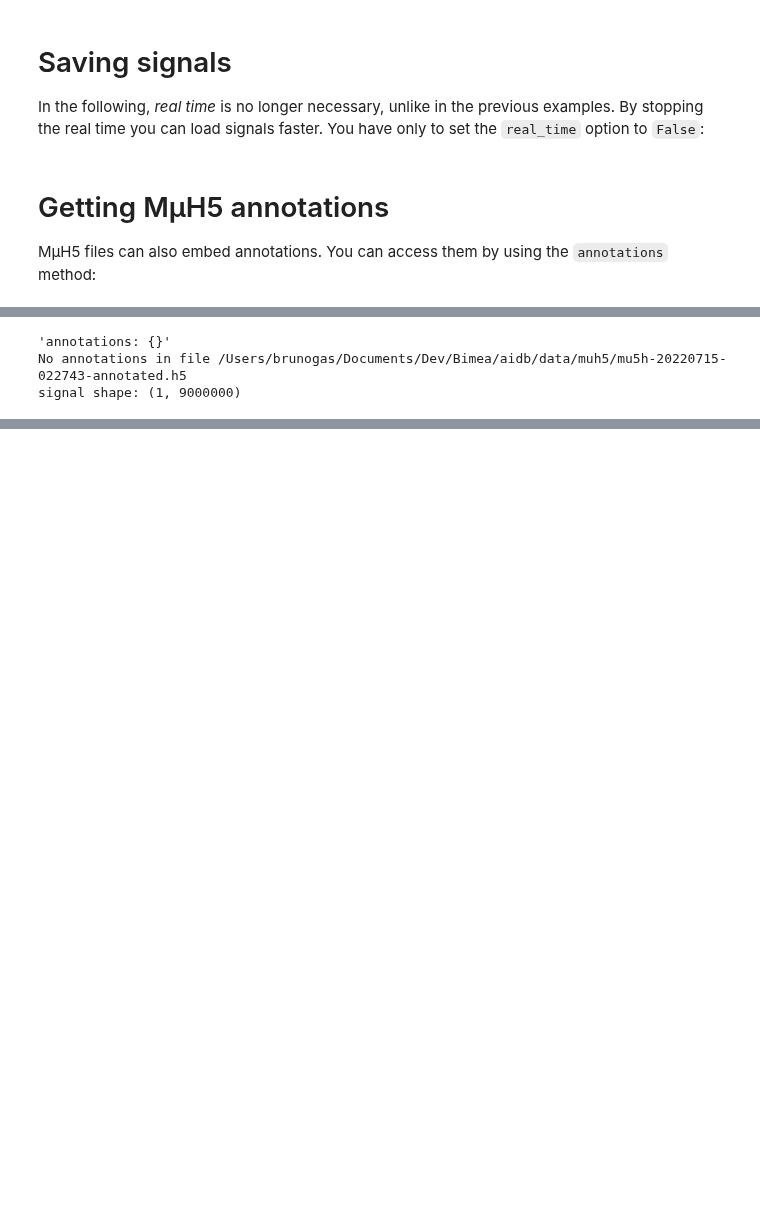
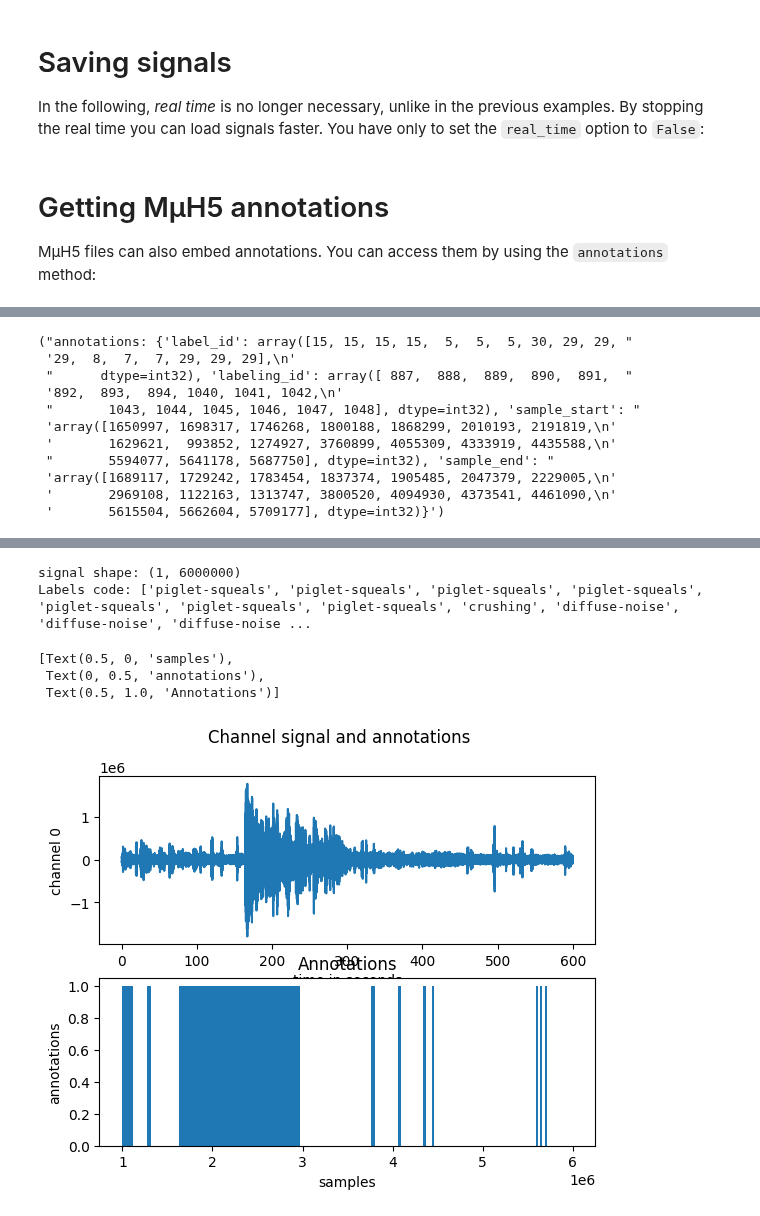
Before and after one commit to bimea/megamicros, a Jupyter notebook: notebooks/getstarted_MemsARrayH5.ipynb, the cells around one changed output, grey strips where cells are left out. Cells and saved outputs as stored; diff of their text form; code cells hidden in the pictures; blank space fills up the shorter version.

```diff
--- a/notebooks/getstarted_MemsARrayH5.ipynb
+++ b/notebooks/getstarted_MemsARrayH5.ipynb
@@ -212,6 +212,15 @@ if annotations is None or len( annotations ) == 0:
 else:
     pprint( f"annotations: {annotations}")
 
+# Get labels from databse because we want label's codes to be human readable
+from megamicros_aidb.query import AidbSession
+with AidbSession(
+    dbhost='http://dbwelfare.bimea.tech/',
+    login='ailab',
+    email='bruno.gas@biimea.com',
+    password='#T;uZnQ5UJ_JC~&' ) as session:
+        db_labels = session.getLabels()
+
 # Get signal
 signal = antenna.get(channels=(0,) )
 print( f"signal shape: {np.shape( signal )}" )
@@ -225,7 +234,10 @@ labels = []
 for i in range( count ):
     x.append( ( annotations['sample_end'][i] - annotations['sample_start'][i] )/2 + annotations['sample_start'][i] )
     width.append( annotations['sample_end'][i] - annotations['sample_start'][i] )
-    labels.append( str( annotations['label_id'][i] ) )
+    label_code = next( ( label for label in db_labels if label['id'] == annotations['label_id'][i] ), None )
+    labels.append( label_code['code'] )
+
+print( f"Labels code: {labels}" )
 
 # Add a last bar to cover all signal for plotting purpose
 x.append( np.size( signal, 1 ) )
@@ -261,3 +266,11 @@ axs[1].set( xlabel='samples', ylabel='annotations', title='Annotations' )
-'annotations: {}'
-No annotations in file /Users/brunogas/Documents/Dev/Bimea/aidb/data/muh5/mu5h-20220715-022743-annotated.h5
-signal shape: (1, 9000000)
+("annotations: {'label_id': array([15, 15, 15, 15,  5,  5,  5, 30, 29, 29, "
+ '29,  8,  7,  7, 29, 29, 29],\n'
+ "      dtype=int32), 'labeling_id': array([ 887,  888,  889,  890,  891,  "
+ '892,  893,  894, 1040, 1041, 1042,\n'
+ "       1043, 1044, 1045, 1046, 1047, 1048], dtype=int32), 'sample_start': "
+ 'array([1650997, 1698317, 1746268, 1800188, 1868299, 2010193, 2191819,\n'
+ '       1629621,  993852, 1274927, 3760899, 4055309, 4333919, 4435588,\n'
+ "       5594077, 5641178, 5687750], dtype=int32), 'sample_end': "
+ 'array([1689117, 1729242, 1783454, 1837374, 1905485, 2047379, 2229005,\n'
+ '       2969108, 1122163, 1313747, 3800520, 4094930, 4373541, 4461090,\n'
+ '       5615504, 5662604, 5709177], dtype=int32)}')
@@ -264,0 +294,6 @@ KeyError: 'sample_start'
+signal shape: (1, 6000000)
+Labels code: ['piglet-squeals', 'piglet-squeals', 'piglet-squeals', 'piglet-squeals', 'piglet-squeals', 'piglet-squeals', 'piglet-squeals', 'crushing', 'diffuse-noise', 'diffuse-noise', 'diffuse-noise ...
+[Text(0.5, 0, 'samples'),
+ Text(0, 0.5, 'annotations'),
+ Text(0.5, 1.0, 'Annotations')]
+[figure, added]
```
Also changed, not shown: parts of 1 cell of this notebook, 1 other file.
